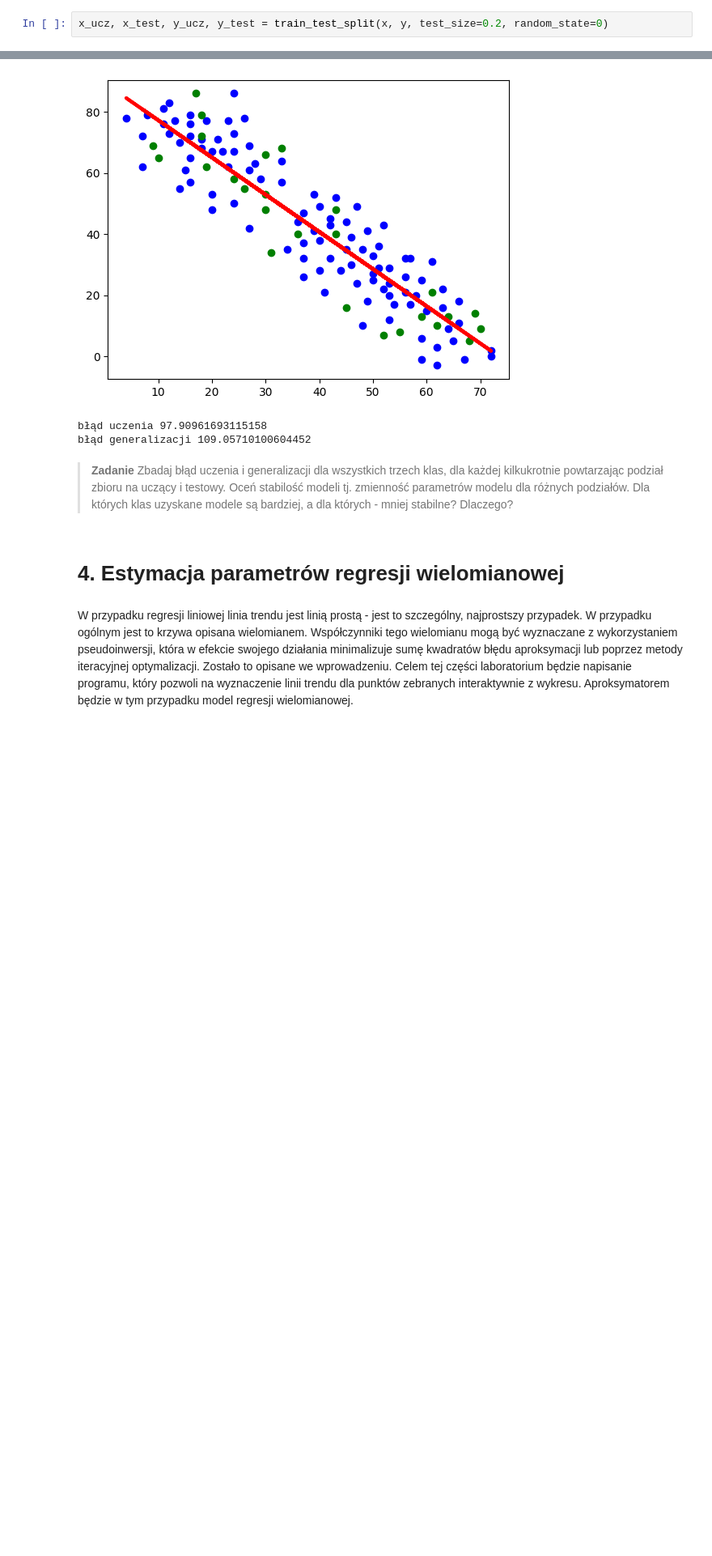
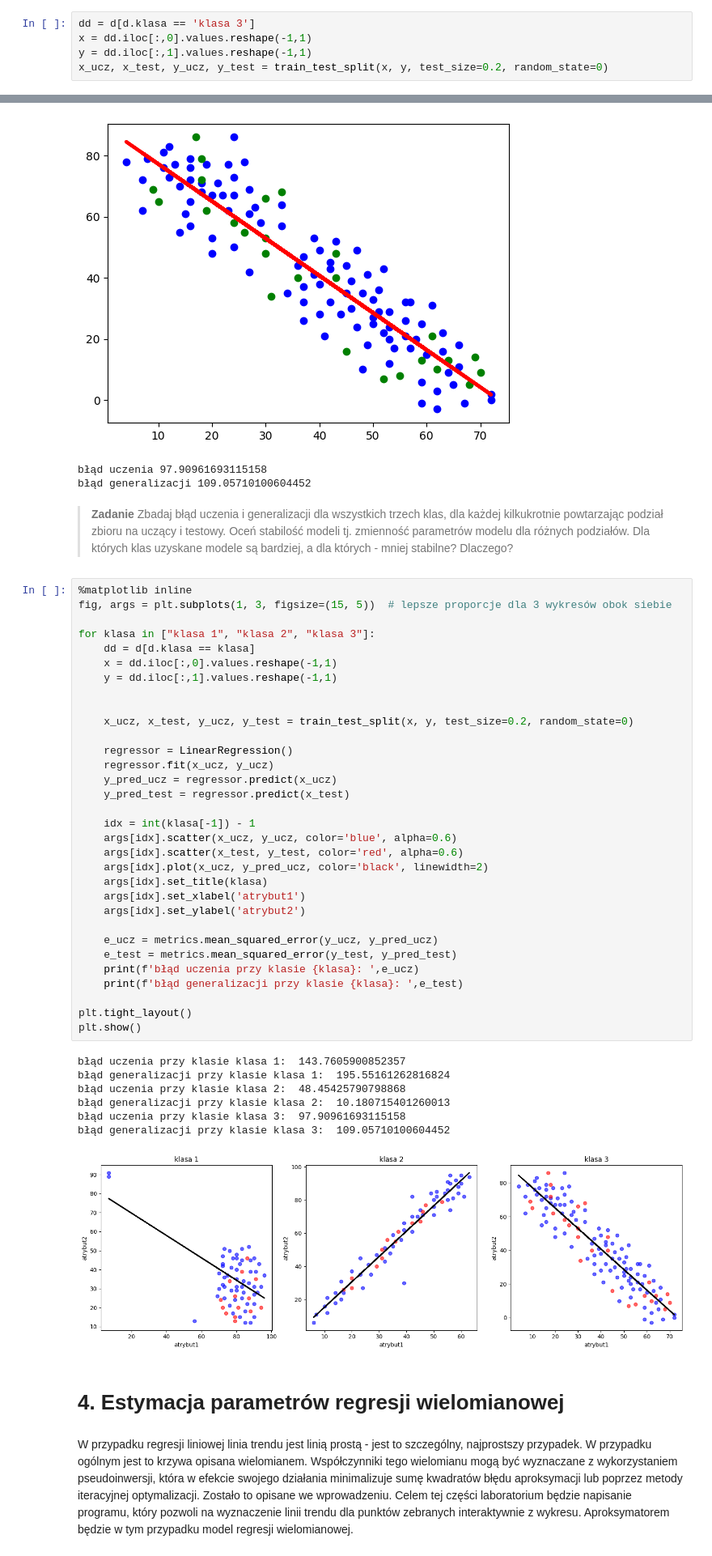
Before and after one commit to Hadidomena/Data-exploration-methods, a Jupyter notebook: MED 3 - Regresja wielomianowa.ipynb, the cells around one changed output, grey strips where cells are left out. Shown at 81% size. Saved outputs shown, nothing was run; the diff lists cells and outputs as text; blank space fills up the shorter version.

```diff
--- a/MED 3 - Regresja wielomianowa.ipynb
+++ b/MED 3 - Regresja wielomianowa.ipynb
@@ -316,6 +325,9 @@ TypeError: 'method' object is not iterable
 # %% [markdown]
 Badanie modeli regresyjnych z podziałem na zbiór uczący i testowy
 # %%
+dd = d[d.klasa == 'klasa 3']
+x = dd.iloc[:,0].values.reshape(-1,1)
+y = dd.iloc[:,1].values.reshape(-1,1)
 x_ucz, x_test, y_ucz, y_test = train_test_split(x, y, test_size=0.2, random_state=0)
 # %%
 regressor = LinearRegression()
@@ -336,6 +348,46 @@ błąd uczenia 97.90961693115158
 błąd generalizacji 109.05710100604452
 # %% [markdown]
 > **Zadanie** Zbadaj błąd uczenia i generalizacji dla wszystkich trzech klas, dla każdej kilkukrotnie powtarzając podział zbioru na uczący i testowy. Oceń stabilość modeli tj. zmienność parametrów modelu dla różnych podziałów. Dla których klas uzyskane modele są bardziej, a dla których - mniej stabilne? Dlaczego?
+# %%
+%matplotlib inline
+fig, args = plt.subplots(1, 3, figsize=(15, 5))  # lepsze proporcje dla 3 wykresów obok siebie
+
+for klasa in ["klasa 1", "klasa 2", "klasa 3"]:
+    dd = d[d.klasa == klasa]
+    x = dd.iloc[:,0].values.reshape(-1,1)
+    y = dd.iloc[:,1].values.reshape(-1,1)
+
+
+    x_ucz, x_test, y_ucz, y_test = train_test_split(x, y, test_size=0.2, random_state=0)
+
+    regressor = LinearRegression()
+    regressor.fit(x_ucz, y_ucz)
+    y_pred_ucz = regressor.predict(x_ucz)
+    y_pred_test = regressor.predict(x_test)
+
+    idx = int(klasa[-1]) - 1
+    args[idx].scatter(x_ucz, y_ucz, color='blue', alpha=0.6)
+    args[idx].scatter(x_test, y_test, color='red', alpha=0.6)
+    args[idx].plot(x_ucz, y_pred_ucz, color='black', linewidth=2)
+    args[idx].set_title(klasa)
+    args[idx].set_xlabel('atrybut1')
+    args[idx].set_ylabel('atrybut2')
+
+    e_ucz = metrics.mean_squared_error(y_ucz, y_pred_ucz)
+    e_test = metrics.mean_squared_error(y_test, y_pred_test)
+    print(f'błąd uczenia przy klasie {klasa}: ',e_ucz)
+    print(f'błąd generalizacji przy klasie {klasa}: ',e_test)
+
+plt.tight_layout()
+plt.show()
+# %% [output]
+błąd uczenia przy klasie klasa 1:  143.7605900852357
+błąd generalizacji przy klasie klasa 1:  195.55161262816824
+błąd uczenia przy klasie klasa 2:  48.45425790798868
+błąd generalizacji przy klasie klasa 2:  10.180715401260013
+błąd uczenia przy klasie klasa 3:  97.90961693115158
+błąd generalizacji przy klasie klasa 3:  109.05710100604452
+[figure, added]
 # %% [markdown]
 # 4. Estymacja parametrów regresji wielomianowej
 # %% [markdown]
```
Also changed, not shown: parts of 15 cells of this notebook.
